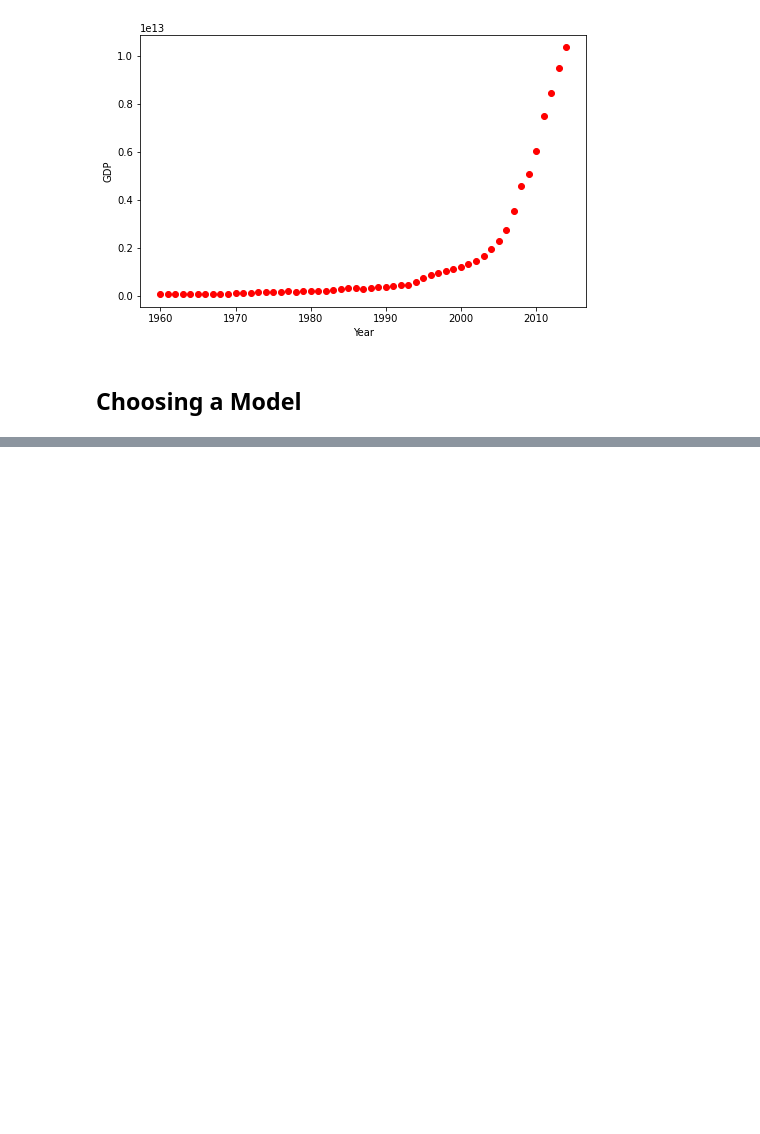
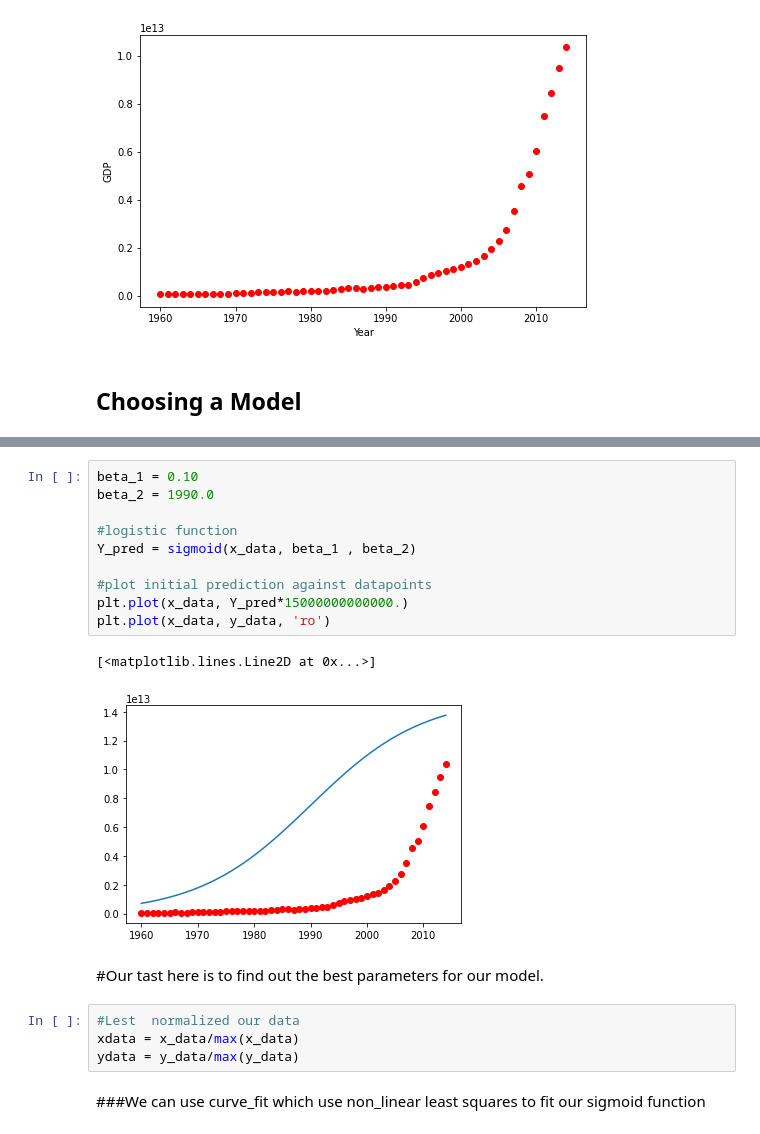
Before and after one commit to sufairahmed/IBM_ML_COURSERA, a Jupyter notebook: non_linera_regression_IBM.ipynb, the cells around one changed output, grey strips where cells are left out. Cells and saved outputs as stored; diff of their text form; blank space fills up the shorter version.

```diff
--- a/non_linera_regression_IBM.ipynb
+++ b/non_linera_regression_IBM.ipynb
@@ -130,0 +147,21 @@ plt.show()
+# %%
+beta_1 = 0.10
+beta_2 = 1990.0
+
+#logistic function
+Y_pred = sigmoid(x_data, beta_1 , beta_2)
+
+#plot initial prediction against datapoints
+plt.plot(x_data, Y_pred*15000000000000.)
+plt.plot(x_data, y_data, 'ro')
+# %% [output]
+[<matplotlib.lines.Line2D at 0x...>]
+[figure, added]
+# %% [markdown]
+#Our tast here is to find out the best parameters for our model.
+# %%
+#Lest  normalized our data
+xdata = x_data/max(x_data)
+ydata = y_data/max(y_data)
+# %% [markdown]
+###We can use curve_fit which use non_linear least squares to fit our sigmoid function
```
Also changed, not shown: parts of 11 cells of this notebook.
